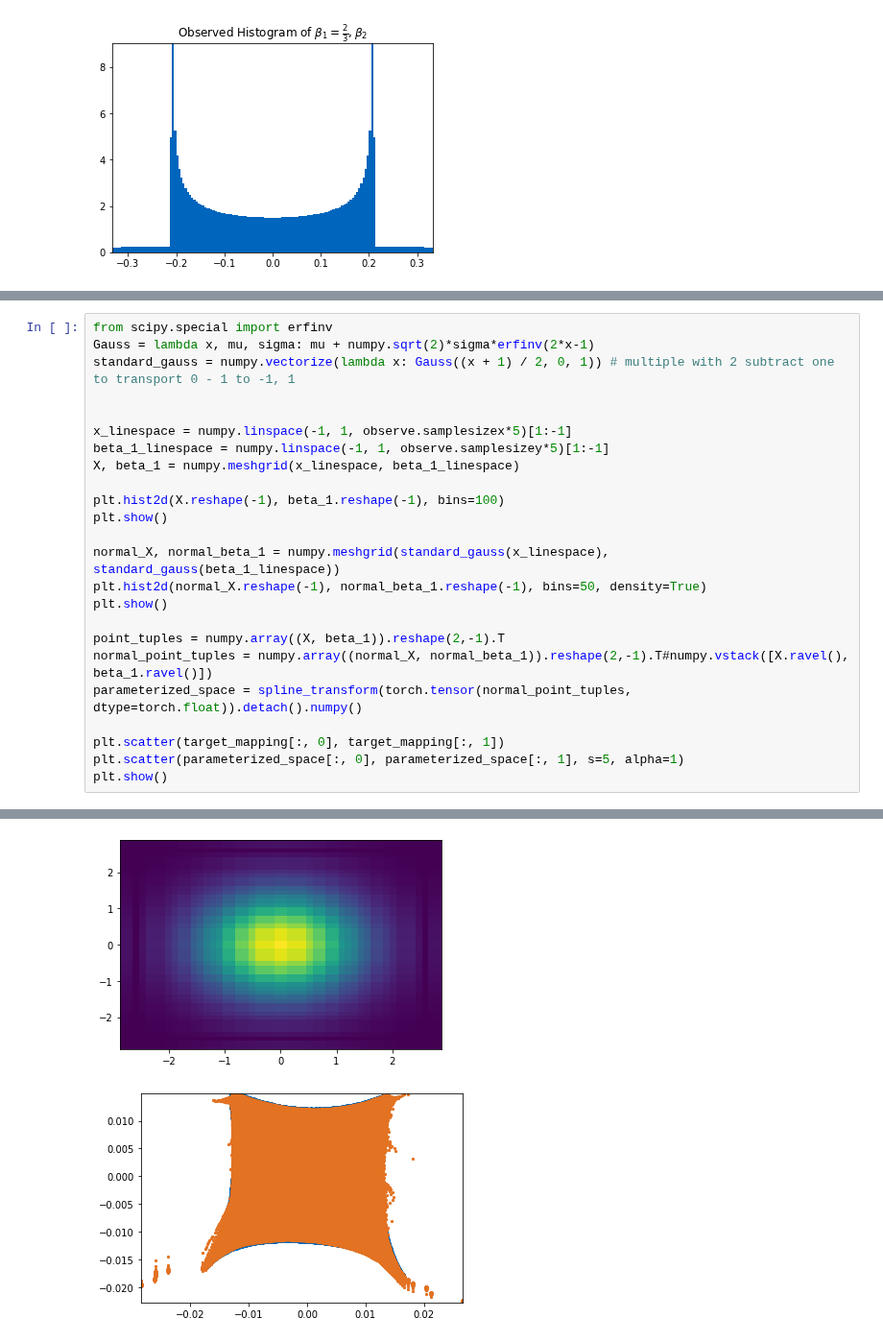
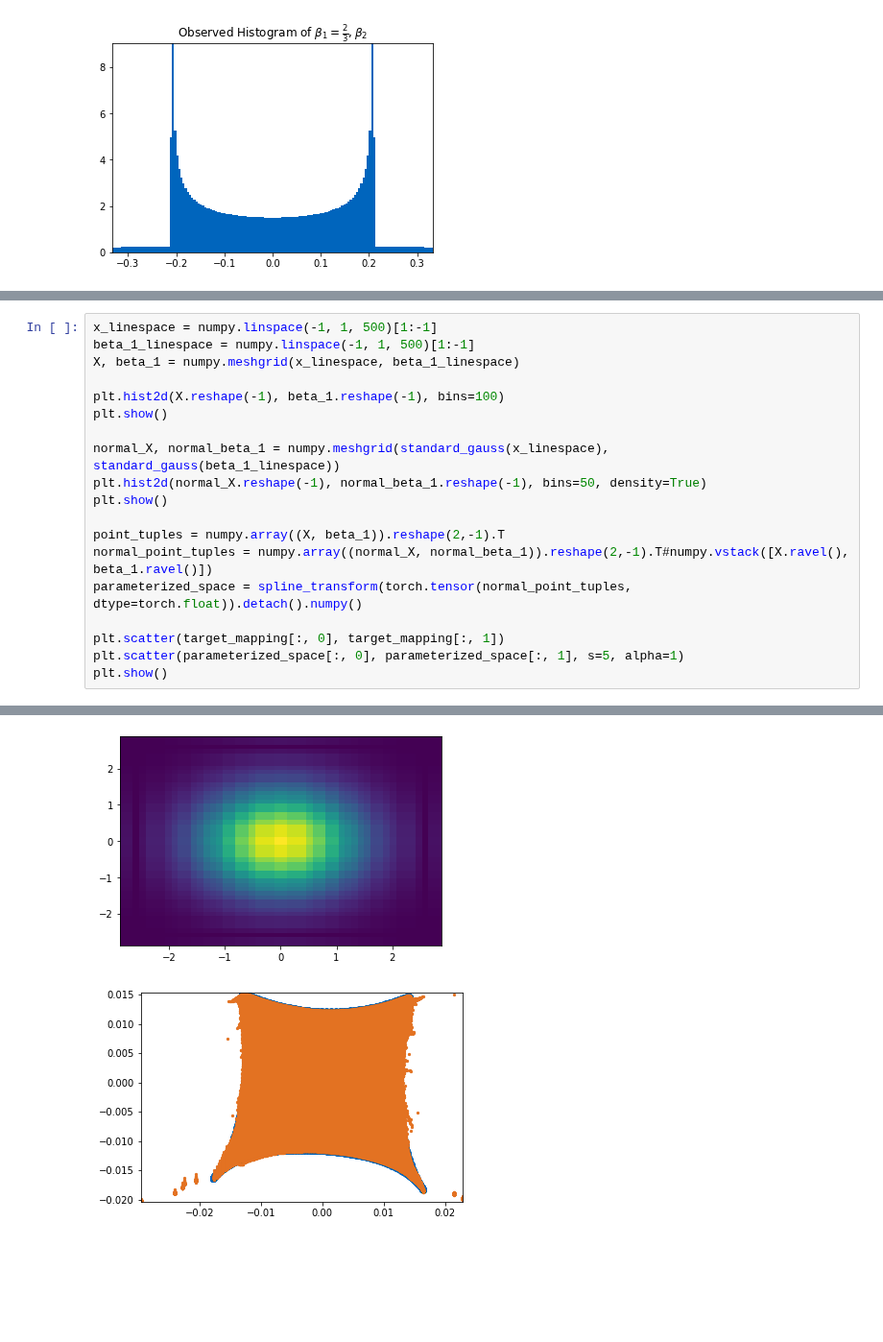
Before and after one commit to plainerman/density-transport, a Jupyter notebook: full_two_dimensional.ipynb, the cells around one changed output, grey strips where cells are left out. Shown at 96% size. Drawn from its saved outputs; the diff is of its cells as text; blank space fills up the shorter version.

```diff
--- a/full_two_dimensional.ipynb
+++ b/full_two_dimensional.ipynb
@@ -224,31 +303,26 @@ plt.show()
 # %%
-from scipy.special import erfinv
-Gauss = lambda x, mu, sigma: mu + numpy.sqrt(2)*sigma*erfinv(2*x-1)
-standard_gauss = numpy.vectorize(lambda x: Gauss((x + 1) / 2, 0, 1)) # multiple with 2 subtract one to transport 0 - 1 to -1, 1
-
-
-x_linespace = numpy.linspace(-1, 1, observe.samplesizex*5)[1:-1]
-beta_1_linespace = numpy.linspace(-1, 1, observe.samplesizey*5)[1:-1]
+x_linespace = numpy.linspace(-1, 1, 500)[1:-1]
+beta_1_linespace = numpy.linspace(-1, 1, 500)[1:-1]
 X, beta_1 = numpy.meshgrid(x_linespace, beta_1_linespace)
 
 plt.hist2d(X.reshape(-1), beta_1.reshape(-1), bins=100)
 plt.show()
 
 normal_X, normal_beta_1 = numpy.meshgrid(standard_gauss(x_linespace), standard_gauss(beta_1_linespace))
 plt.hist2d(normal_X.reshape(-1), normal_beta_1.reshape(-1), bins=50, density=True)
 plt.show()
 
 point_tuples = numpy.array((X, beta_1)).reshape(2,-1).T
 normal_point_tuples = numpy.array((normal_X, normal_beta_1)).reshape(2,-1).T#numpy.vstack([X.ravel(), beta_1.ravel()])
 parameterized_space = spline_transform(torch.tensor(normal_point_tuples, dtype=torch.float)).detach().numpy()
 
 plt.scatter(target_mapping[:, 0], target_mapping[:, 1])
 plt.scatter(parameterized_space[:, 0], parameterized_space[:, 1], s=5, alpha=1)
 plt.show()
 # %% [output]
 [figure]
 [figure]
-[figure, old version]
+[figure, new version]
 # %%
 %%time
 
```
Also changed, not shown: parts of 20 cells of this notebook, 3 other files.
